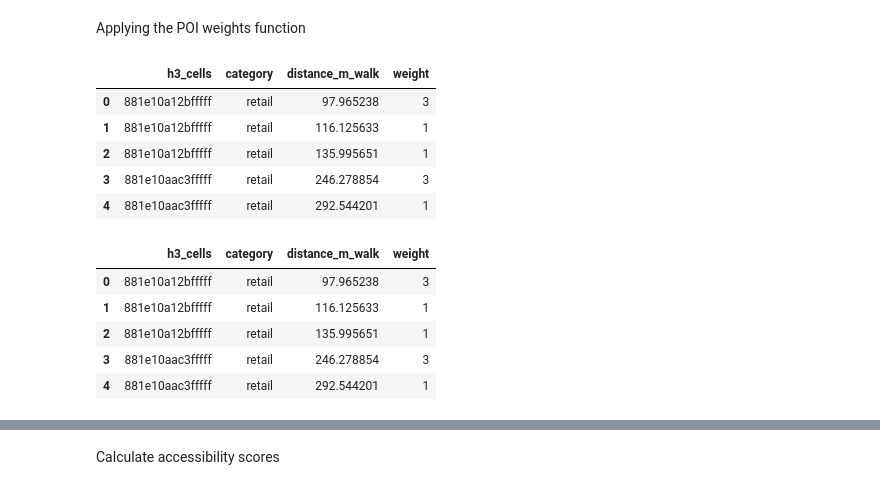
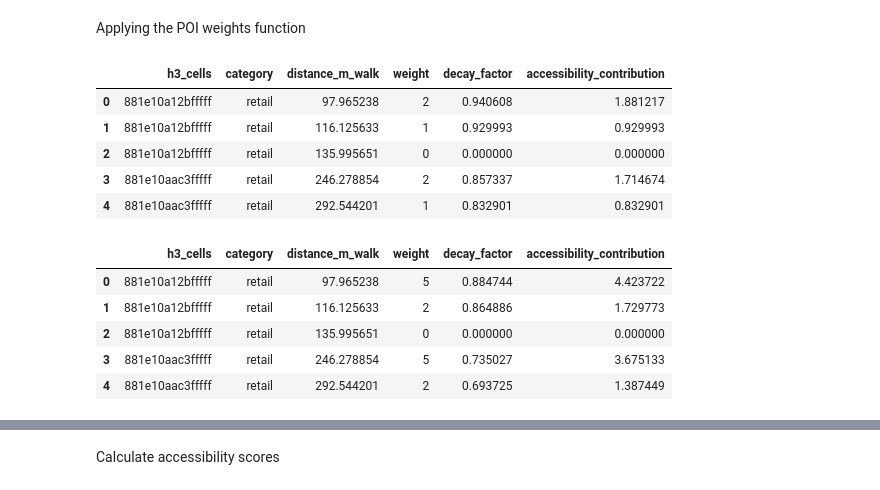
Before and after one commit to bernadettesophia/GAT2_group1_midterm_project, a Jupyter notebook: code_midterm_group1_walkability_graz.ipynb, the cells around one changed output, grey strips where cells are left out. Saved outputs shown, nothing was run; the diff lists cells and outputs as text; code cells hidden in the pictures.

Commit message:
Adjusted weighting and added network-based walkability

```diff
--- a/code_midterm_group1_walkability_graz.ipynb
+++ b/code_midterm_group1_walkability_graz.ipynb
@@ -78,0 +33,5 @@ Total numbers of districts: 17
+# %%
+#get the districts of Graz
+gdf_districts = gpd.read_file("data/district_graz.geojson")
+print(gdf_districts.head(3))
+print(f"\nTotal numbers of districts: {len(gdf_districts)}")
@@ -749,12 +711,17 @@ weights_daily = {
 # %%
 # Assign weights based on distance ranking
-def poi_weights(df, weight_dict):
+def poi_weights_with_decay(df, weight_dict, max_distance=800, decay_strength=0.5):
     """
     df: gdf_walk_distances (with columns h3_cells, category, distance_m_walk)
     weight_dict: dictionary of weights per category
+
+    Max distance was changed and decay added after first result to reduce impact of distance penalty.
+
     """
     df_weighted = df.copy()
     df_weighted["weight"] = 0  # initialize weight column
+    df_weighted["decay_factor"] = 0
+    df_weighted["accessibility_contribution"] = 0
 
     for (hex_cell, cat_name), group in df_weighted.groupby(["h3_cells", "category"]):
         weights = weight_dict.get(cat_name, [1])  # default to 1 if category missing
@@ -762,38 +729,54 @@ def poi_weights(df, weight_dict):
         # Sort by distance (nearest first)
         sorted_indices = group.sort_values("distance_m_walk").index
 
-        # Assign weights based on position (nearest gets first weight, etc.)
+        # Assign weights based on position
         for i, idx in enumerate(sorted_indices):
             if i < len(weights):
-                df_weighted.loc[idx, "weight"] = weights[i]
-            else:
-                df_weighted.loc[idx, "weight"] = weights[-1]
+                base_weight = weights[i]
+                distance = df_weighted.loc[idx, "distance_m_walk"]
+
+                # Exponential decay
+                decay_factor = np.exp(-decay_strength * distance / max_distance)
+
+                df_weighted.loc[idx, "weight"] = base_weight
+                df_weighted.loc[idx, "decay_factor"] = decay_factor
+                df_weighted.loc[idx, "accessibility_contribution"] = base_weight * decay_factor
 
     return df_weighted
 # %% [markdown]
 Applying the POI weights function
 # %%
-# leisure perspective
-gdf_walk_leisure = poi_weights(gdf_walk_distances, weights_leisure)
+# Leisure perspective
+gdf_walk_leisure = poi_weights_with_decay(
+    gdf_walk_distances,
+    weights_leisure,
+    max_distance=800,    # Distances vary for perspectives, longer ways for leisure acceptable
+    decay_strength=0.5
+)
 gdf_walk_leisure.head()
 # %% [output]
-|  | h3_cells | category | distance_m_walk | weight |
-| 0 | 881e10a12bfffff | retail | 97.965238 | 3 |
-| 1 | 881e10a12bfffff | retail | 116.125633 | 1 |
-| 2 | 881e10a12bfffff | retail | 135.995651 | 1 |
-| 3 | 881e10aac3fffff | retail | 246.278854 | 3 |
-| 4 | 881e10aac3fffff | retail | 292.544201 | 1 |
+|  | h3_cells | category | distance_m_walk | weight | decay_factor | accessibility_contribution |
+| 0 | 881e10a12bfffff | retail | 97.965238 | 2 | 0.940608 | 1.881217 |
+| 1 | 881e10a12bfffff | retail | 116.125633 | 1 | 0.929993 | 0.929993 |
+| 2 | 881e10a12bfffff | retail | 135.995651 | 0 | 0.000000 | 0.000000 |
+| 3 | 881e10aac3fffff | retail | 246.278854 | 2 | 0.857337 | 1.714674 |
+| 4 | 881e10aac3fffff | retail | 292.544201 | 1 | 0.832901 | 0.832901 |
 # %%
 # daily obligations perspective
-gdf_walk_daily = poi_weights(gdf_walk_distances, weights_daily)
+gdf_walk_daily = poi_weights_with_decay(
+    gdf_walk_distances,
+    weights_daily,
+    max_distance=400,     # Shorter distances for daoly obligations
+    decay_strength=0.5
+)
 gdf_walk_daily.head()
 # %% [output]
-|  | h3_cells | category | distance_m_walk | weight |
-| 0 | 881e10a12bfffff | retail | 97.965238 | 3 |
-| 1 | 881e10a12bfffff | retail | 116.125633 | 1 |
-| 2 | 881e10a12bfffff | retail | 135.995651 | 1 |
-| 3 | 881e10aac3fffff | retail | 246.278854 | 3 |
-| 4 | 881e10aac3fffff | retail | 292.544201 | 1 |
+|  | h3_cells | category | distance_m_walk | weight | decay_factor | accessibility_contribution |
+| 0 | 881e10a12bfffff | retail | 97.965238 | 5 | 0.884744 | 4.423722 |
+| 1 | 881e10a12bfffff | retail | 116.125633 | 2 | 0.864886 | 1.729773 |
+| 2 | 881e10a12bfffff | retail | 135.995651 | 0 | 0.000000 | 0.000000 |
+| 3 | 881e10aac3fffff | retail | 246.278854 | 5 | 0.735027 | 3.675133 |
+| 4 | 881e10aac3fffff | retail | 292.544201 | 2 | 0.693725 | 1.387449 |
 # %%
 # checking results e.g. for distance ranking (single h3 cell and a category)
 cell = "881e10a12bfffff"
```
Also changed, not shown: parts of 36 cells of this notebook.
